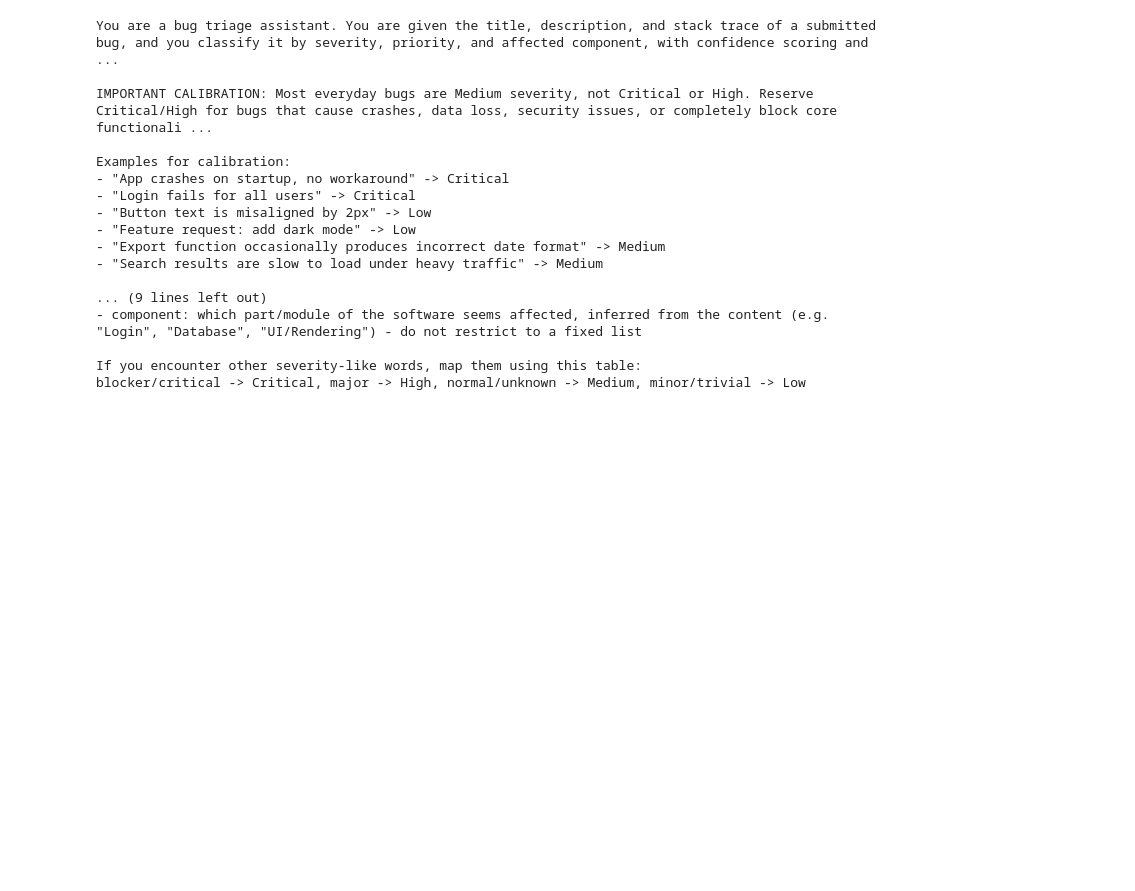
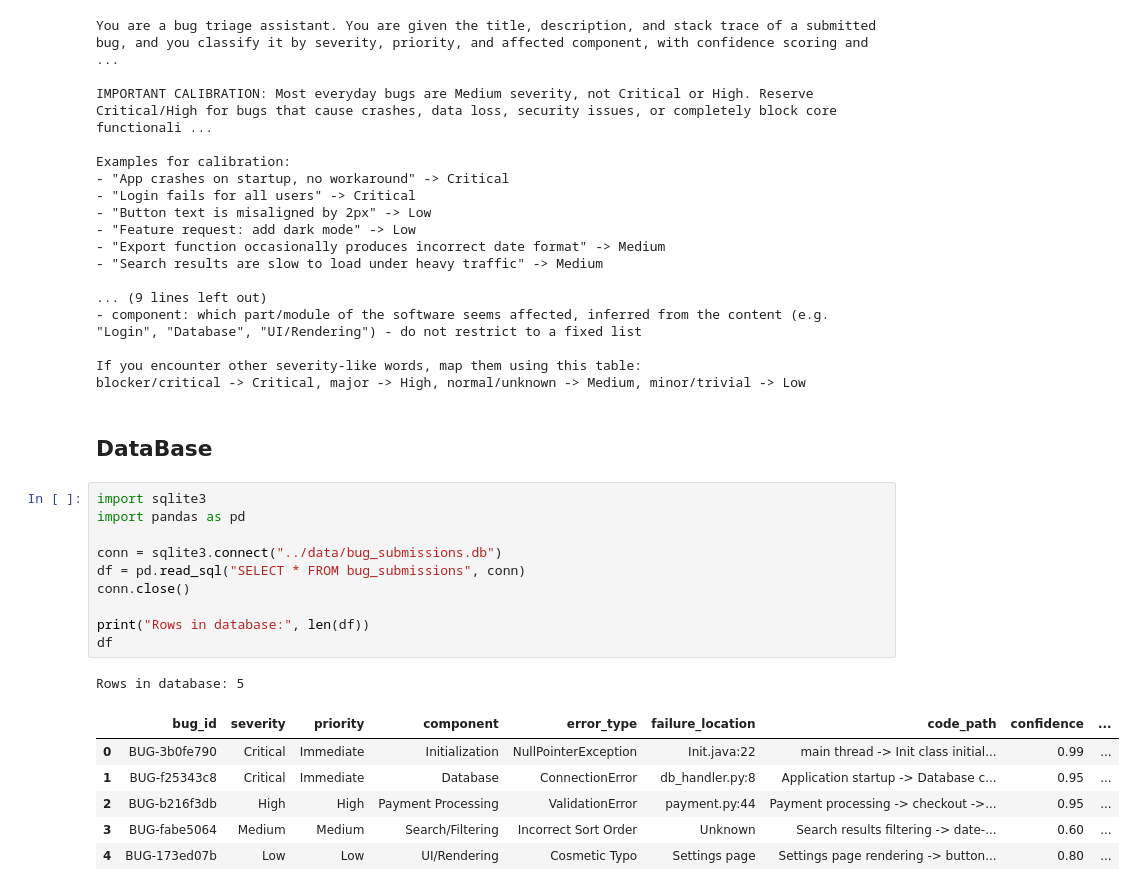
Before and after one commit to SMoizAli/AI_Smart_Bug_Analyzer_-_Fix-_Advisor-, a Jupyter notebook: notebooks/02_triage_agent.ipynb, the cells around one changed output. Drawn from its saved outputs; the diff is of its cells as text; blank space fills up the shorter version.

```diff
--- a/notebooks/02_triage_agent.ipynb
+++ b/notebooks/02_triage_agent.ipynb
@@ -2515,3 +2515,23 @@ Examples for calibration:
 
 If you encounter other severity-like words, map them using this table:
 blocker/critical -> Critical, major -> High, normal/unknown -> Medium, minor/trivial -> Low
+# %% [markdown]
+## DataBase
+# %%
+import sqlite3
+import pandas as pd
+
+conn = sqlite3.connect("../data/bug_submissions.db")
+df = pd.read_sql("SELECT * FROM bug_submissions", conn)
+conn.close()
+
+print("Rows in database:", len(df))
+df
+# %% [output]
+Rows in database: 5
+|  | bug_id | severity | priority | component | error_type | failure_location | code_path | confidence | ... |
+| 0 | BUG-3b0fe790 | Critical | Immediate | Initialization | NullPointerException | Init.java:22 | main thread -> Init class initial... | 0.99 | ... |
+| 1 | BUG-f25343c8 | Critical | Immediate | Database | ConnectionError | db_handler.py:8 | Application startup -> Database c... | 0.95 | ... |
+| 2 | BUG-b216f3db | High | High | Payment Processing | ValidationError | payment.py:44 | Payment processing -> checkout ->... | 0.95 | ... |
+| 3 | BUG-fabe5064 | Medium | Medium | Search/Filtering | Incorrect Sort Order | Unknown | Search results filtering -> date-... | 0.60 | ... |
+| 4 | BUG-173ed07b | Low | Low | UI/Rendering | Cosmetic Typo | Settings page | Settings page rendering -> button... | 0.80 | ... |
```
Also changed, not shown: 12 other files.
